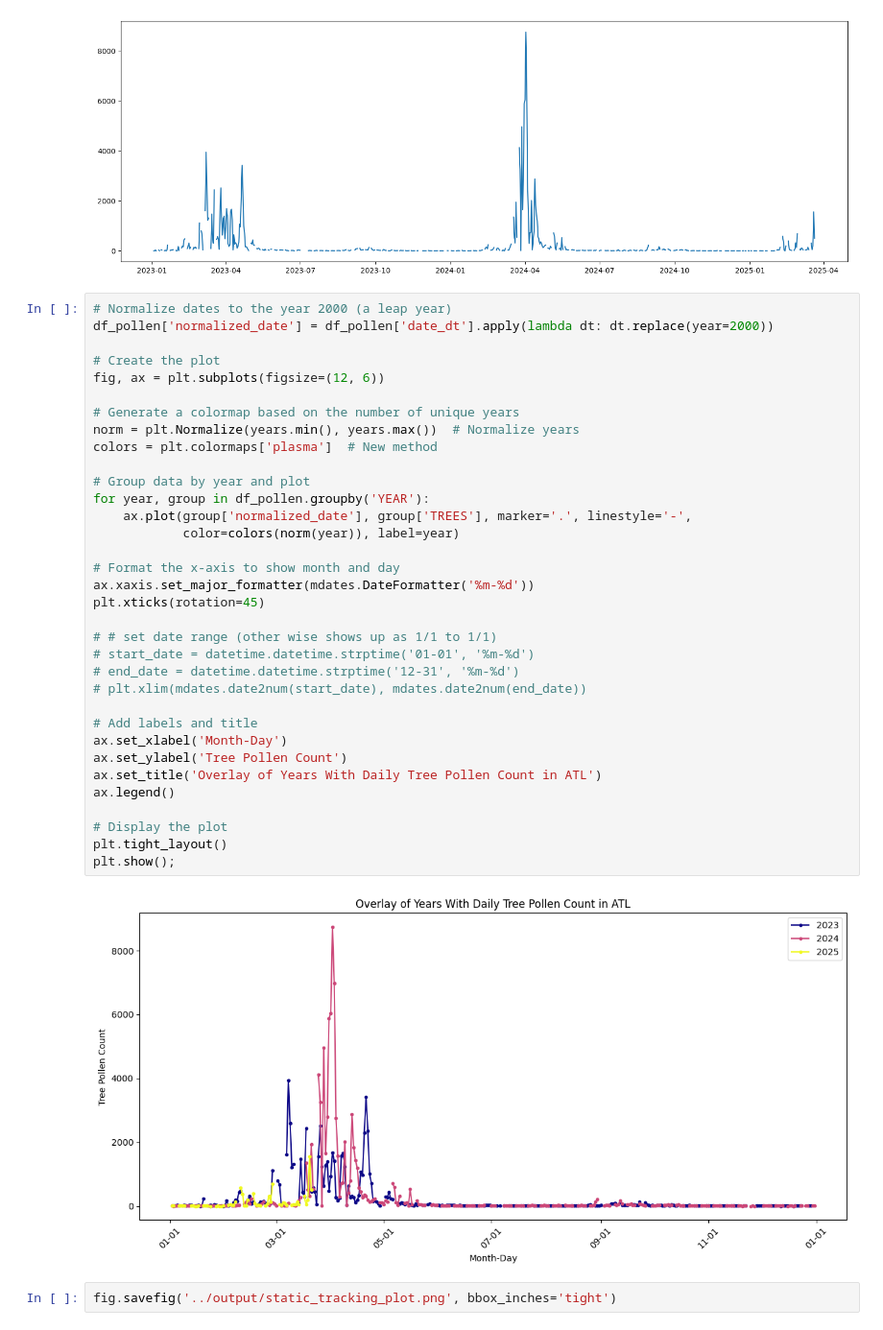
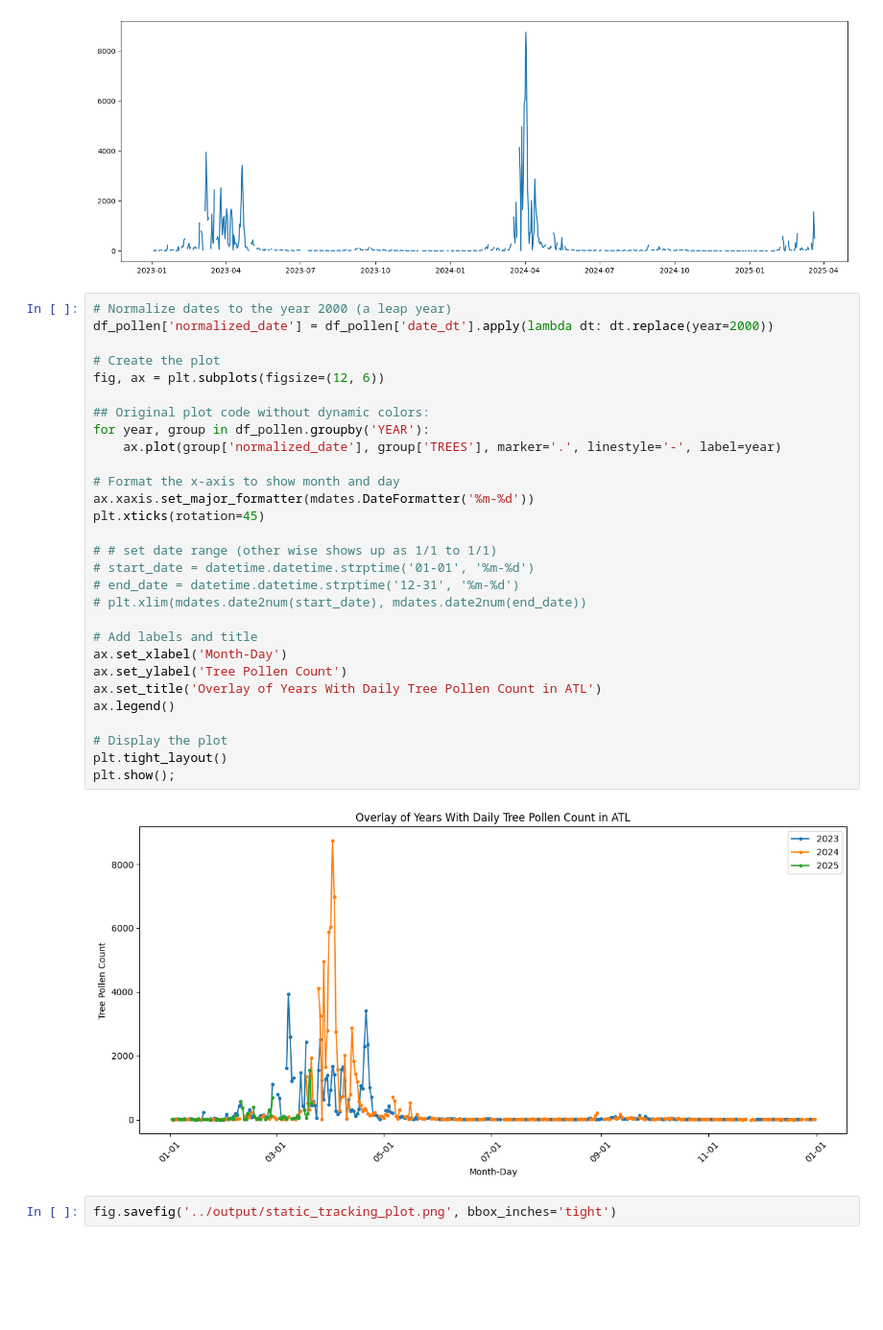
Before and after one commit to siranhe/atl.pollen, a Jupyter notebook: script/pollen_tracking.ipynb, the cells around one changed output. Shown: that part at 96% size. Drawn from its saved outputs; the diff is of its cells as text; blank space fills up the shorter version.

```diff
--- a/script/pollen_tracking.ipynb
+++ b/script/pollen_tracking.ipynb
@@ -69,39 +76,34 @@ plt.plot(df_pollen['date_dt'], df_pollen['TREES']);
 # %%
 # Normalize dates to the year 2000 (a leap year)
 df_pollen['normalized_date'] = df_pollen['date_dt'].apply(lambda dt: dt.replace(year=2000))
 
 # Create the plot
 fig, ax = plt.subplots(figsize=(12, 6))
 
-# Generate a colormap based on the number of unique years
-norm = plt.Normalize(years.min(), years.max())  # Normalize years
-colors = plt.colormaps['plasma']  # New method
-
-# Group data by year and plot
+## Original plot code without dynamic colors:
 for year, group in df_pollen.groupby('YEAR'):
-    ax.plot(group['normalized_date'], group['TREES'], marker='.', linestyle='-',
-            color=colors(norm(year)), label=year)
+    ax.plot(group['normalized_date'], group['TREES'], marker='.', linestyle='-', label=year)
 
 # Format the x-axis to show month and day
 ax.xaxis.set_major_formatter(mdates.DateFormatter('%m-%d'))
 plt.xticks(rotation=45)
 
 # # set date range (other wise shows up as 1/1 to 1/1)
 # start_date = datetime.datetime.strptime('01-01', '%m-%d')
 # end_date = datetime.datetime.strptime('12-31', '%m-%d')
 # plt.xlim(mdates.date2num(start_date), mdates.date2num(end_date))
 
 # Add labels and title
 ax.set_xlabel('Month-Day')
 ax.set_ylabel('Tree Pollen Count')
 ax.set_title('Overlay of Years With Daily Tree Pollen Count in ATL')
 ax.legend()
 
 # Display the plot
 plt.tight_layout()
 plt.show();
 # %% [output]
-[figure, old version]
+[figure, new version]
 # %%
 fig.savefig('../output/static_tracking_plot.png', bbox_inches='tight')
 # %% [markdown]
```
Also changed, not shown: parts of 8 cells of this notebook, 3 other files.
